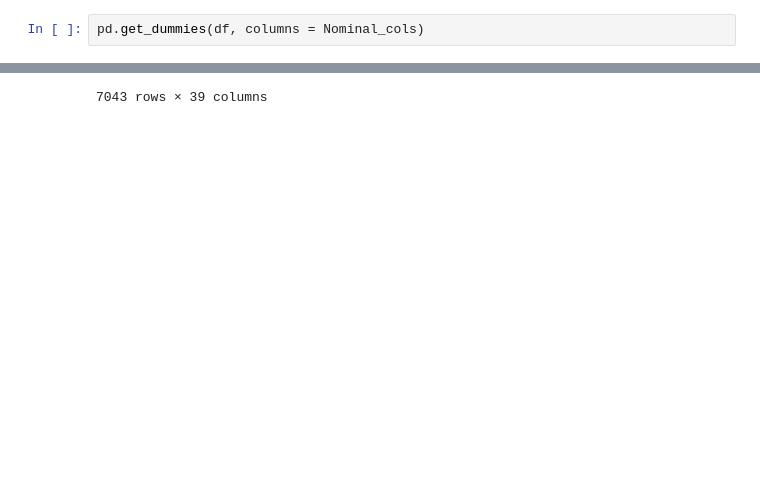
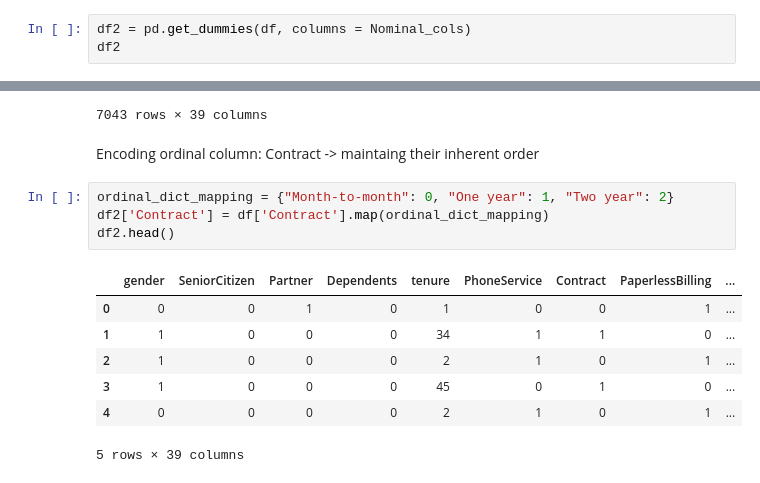
Before and after one commit to abhaychauhan2k3/PROJECT-4-ADVANCE-CHURN-CUSTOMER-PREDICTION, a Jupyter notebook: notebook/model.ipynb, the cells around one changed output, grey strips where cells are left out. Cells and saved outputs as stored; diff of their text form; blank space fills up the shorter version.

Commit message:
Preprocessing: Encoding Process Compelete (Ordinal Encoding)

```diff
--- a/notebook/model.ipynb
+++ b/notebook/model.ipynb
@@ -290,7 +290,8 @@ Nominal_cols
 # %% [markdown]
 Applying One hot encoding for all the nominal cols : to avoide artificial ordinal relationships
 # %%
-pd.get_dummies(df, columns = Nominal_cols)
+df2 = pd.get_dummies(df, columns = Nominal_cols)
+df2
 # %% [output]
 |  | gender | SeniorCitizen | Partner | Dependents | tenure | PhoneService | Contract | PaperlessBilling | ... |
 | 0 | 0 | 0 | 1 | 0 | 1 | 0 | Month-to-month | 1 | ... |
@@ -305,3 +306,17 @@ pd.get_dummies(df, columns = Nominal_cols)
 | 7041 | 1 | 1 | 1 | 0 | 4 | 1 | Month-to-month | 1 | ... |
 | 7042 | 1 | 0 | 0 | 0 | 66 | 1 | Two year | 1 | ... |
 7043 rows × 39 columns
+# %% [markdown]
+Encoding ordinal column: Contract -> maintaing their inherent order
+# %%
+ordinal_dict_mapping = {"Month-to-month": 0, "One year": 1, "Two year": 2}
+df2['Contract'] = df['Contract'].map(ordinal_dict_mapping)
+df2.head()
+# %% [output]
+|  | gender | SeniorCitizen | Partner | Dependents | tenure | PhoneService | Contract | PaperlessBilling | ... |
+| 0 | 0 | 0 | 1 | 0 | 1 | 0 | 0 | 1 | ... |
+| 1 | 1 | 0 | 0 | 0 | 34 | 1 | 1 | 0 | ... |
+| 2 | 1 | 0 | 0 | 0 | 2 | 1 | 0 | 1 | ... |
+| 3 | 1 | 0 | 0 | 0 | 45 | 0 | 1 | 0 | ... |
+| 4 | 0 | 0 | 0 | 0 | 2 | 1 | 0 | 1 | ... |
+5 rows × 39 columns
```
Also changed, not shown: parts of 5 cells of this notebook.
